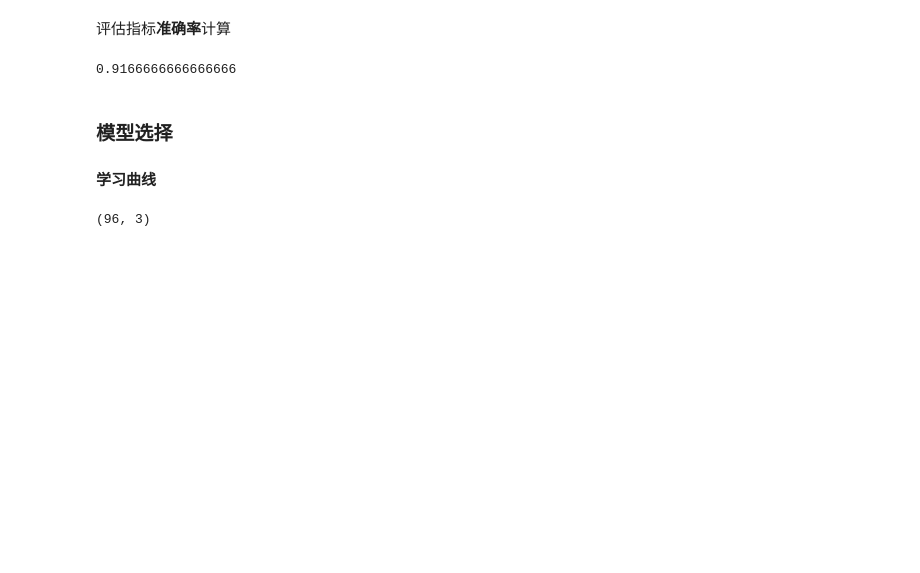
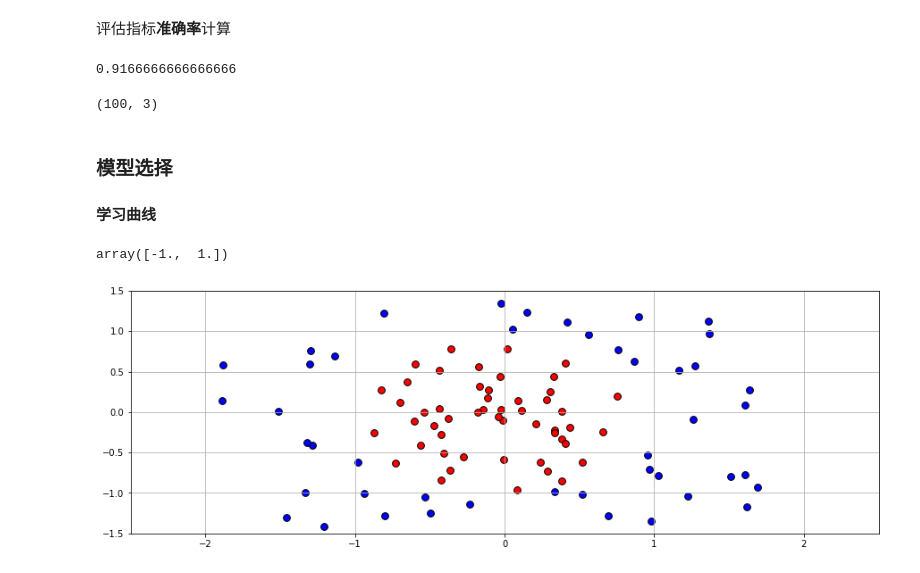
Before and after one commit to DepInjoy/PythonGrammarFoundation, a Jupyter notebook: jupyters/ML_Classifier.ipynb, the cells around one changed output. Drawn from its saved outputs; the diff is of its cells as text; code cells hidden in the pictures; blank space fills up the shorter version.

```diff
--- a/jupyters/ML_Classifier.ipynb
+++ b/jupyters/ML_Classifier.ipynb
@@ -139,11 +139,52 @@ from sklearn.metrics import accuracy_score
 acc = accuracy_score(y_test, y_pred)
 # %% [output]
 0.9166666666666666
+# %%
+data.shape
+# %% [output]
+(100, 3)
 # %% [markdown]
 ### 模型选择
 
 #### 学习曲线
-# %%
-data.shape
-# %% [output]
-(96, 3)
+# %%
+import pandas as  pd
+import numpy as np
+from sklearn.model_selection import train_test_split
+
+data = pd.read_csv('data/classifier_2.csv')
+X = np.array(data[['x1', 'x2']])
+y = np.array(data['y'])
+'''
+测试集和训练集划分
+'''
+X_train, X_test, y_train, y_test = train_test_split(X,  y,  test_size = 0.25,  random_state=42)
+# %%
+data["y"].unique()
+# %% [output]
+array([-1.,  1.])
+# %%
+import math
+import matplotlib.pyplot as plt
+%matplotlib inline
+
+'''
+绘制数据的分布
+'''
+plt.figure(figsize=(15, 5))
+plt.scatter(X[np.argwhere(y==-1).flatten(),0], X[np.argwhere(y==-1).flatten(),1],
+            s = 60, color = 'blue', edgecolor = 'k', marker = "o")
+plt.scatter(X[np.argwhere(y==1).flatten(),0], X[np.argwhere(y==1).flatten(),1],
+            s = 60, color = 'red', edgecolor = 'k', marker = "o")
+
+x_min = math.floor(X.min()) - 0.5
+x_max = math.ceil(X.max()) + 0.5
+y_min = math.floor(y.min()) - 0.5
+y_max = math.ceil(y.max()) + 0.5
+plt.xlim(x_min, x_max)
+plt.ylim(y_min, y_max)
+plt.grid(True)
+plt.tick_params(axis='x', which='both', bottom=True, top=False)
+plt.show()
+# %% [output]
+[figure, added]
```
Also changed, not shown: parts of 8 cells of this notebook.
